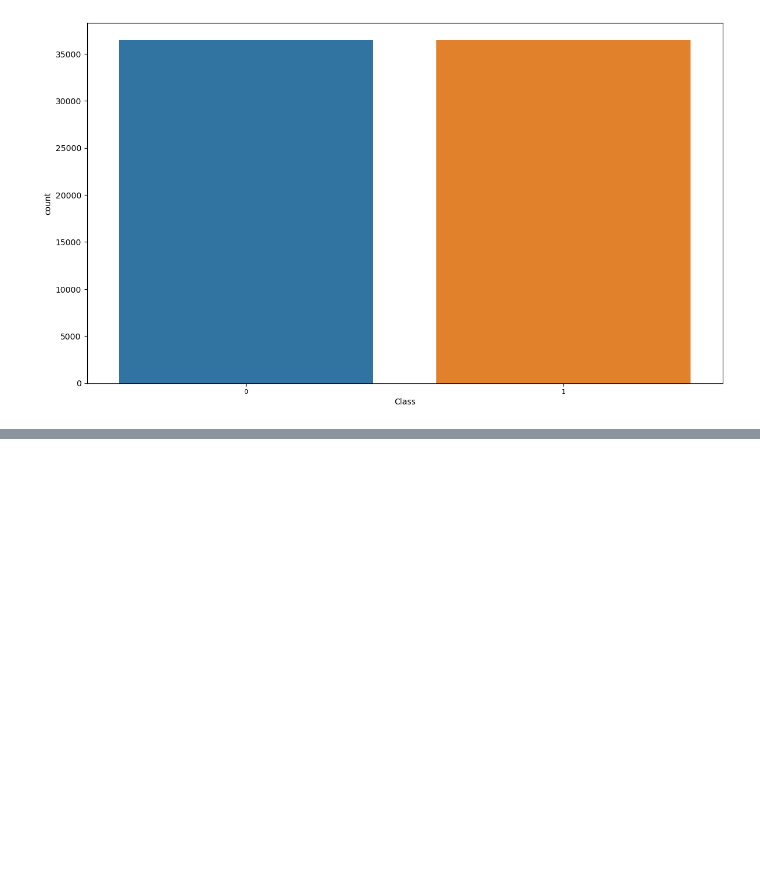
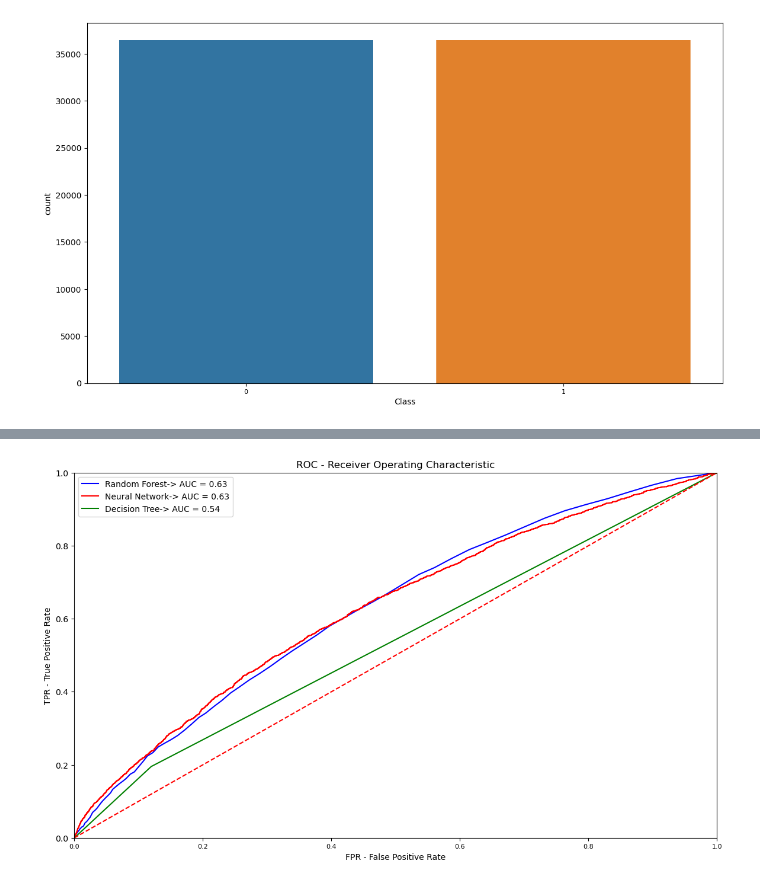
Before and after one commit to agomolka/MASem2DataMining, a Jupyter notebook: notebooks/car_kick_analysis.ipynb, the cells around one changed output, grey strips where cells are left out. Saved outputs shown, nothing was run; the diff lists cells and outputs as text; code cells hidden in the pictures; blank space fills up the shorter version.

Commit message:
Multiple ROC-AUC curve

```diff
--- a/notebooks/car_kick_analysis.ipynb
+++ b/notebooks/car_kick_analysis.ipynb
@@ -1241,6 +1208,2 @@ df_result.head()
-# %%
-
-df_result = df_result.sort_values(by=['Best score'],ascending=False)
-df_result.head()
 # %%
 df_result.iloc[0,1]
@@ -1299,16 +1242,3 @@ for index, row in df_result.iterrows():
-# %%
-listOfResults = []
-true = (new_car_kick[target]==1)
-
-for filename in os.listdir("models_results"):
-    if filename.endswith(".p"):
-        with open(os.path.join("models_results", filename), "rb") as fp:
-            model = pickle.load(fp)
-        pred = pd.Series(sum(model["predictions"], []),
-                         index=sum(model["indices"], [])).sort_index()
-        listOfResults.append((true, pred, model["name"]))
-
-plotROCs(listOfResults, saving=True)
 # %%
 print("The best model is " + df_result.iloc[0][0])
 best_params = sorted(results, key=lambda k: k['Best score'], reverse=True)[0]["Best parameters"]
@@ -1351,0 +1308,35 @@ plt.show()
+# %%
+colors = ["green", "blue", "red"]
+plt.figure(0).clf()
+for index, row in df_result.iterrows():
+    #eval(str(models[index]['model'])[:-2]+params_str))
+
+    for model in models:
+        if str(model["name"]) == str(row["Model"]):
+            #print(model["model"].get_params())
+            #print(pipeline.get_params().keys())
+
+            pipe_finall = Pipeline(steps = [
+                ('scaler', StandardScaler()),
+                ('classifier', model["model"])
+                ])
+            pipe_finall.fit(X_train, y_train)
+            y_pred = pipe_finall.predict(X_test)
+            y_pred_proba = pipe_finall.predict_proba(X_test)
+            y_pred_proba = y_pred_proba[:,1]
+
+            fpr, tpr, thresholds = roc_curve(y_test, y_pred_proba)
+            roc_auc = auc(fpr, tpr)
+            plt.title('ROC - Receiver Operating Characteristic')
+            plt.plot(fpr, tpr, 'y', label = model["name"]+' -> AUC = %0.2f' % roc_auc, color=colors[index])
+
+plt.legend(loc = 'lower right')
+plt.plot([0, 1], [0, 1],'r--')
+plt.xlim([0, 1])
+plt.ylim([0, 1])
+plt.ylabel('TPR - True Positive Rate')
+plt.xlabel('FPR - False Positive Rate')
+plt.legend(loc=0)
+plt.show()
+# %% [output]
+[figure, added]
```
Also changed, not shown: parts of 14 cells of this notebook, 1 other file.
